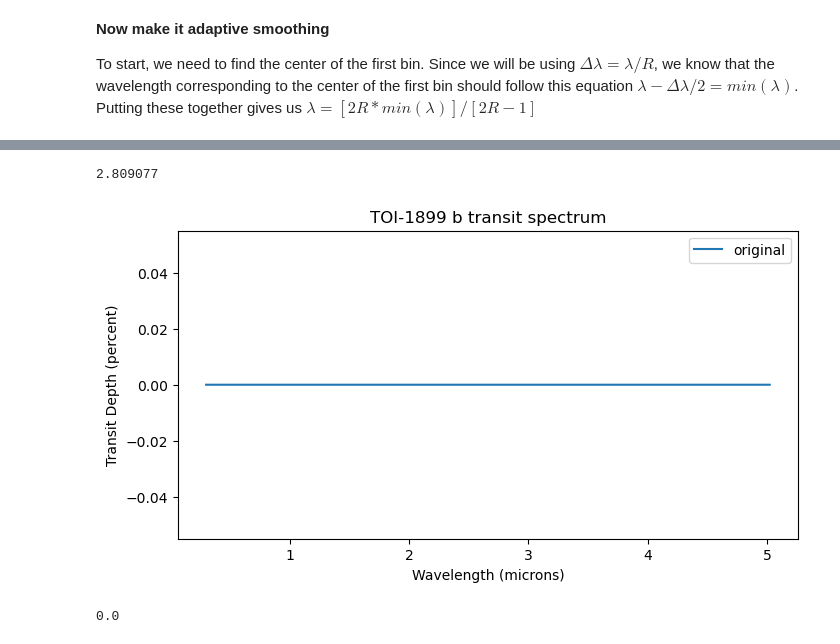
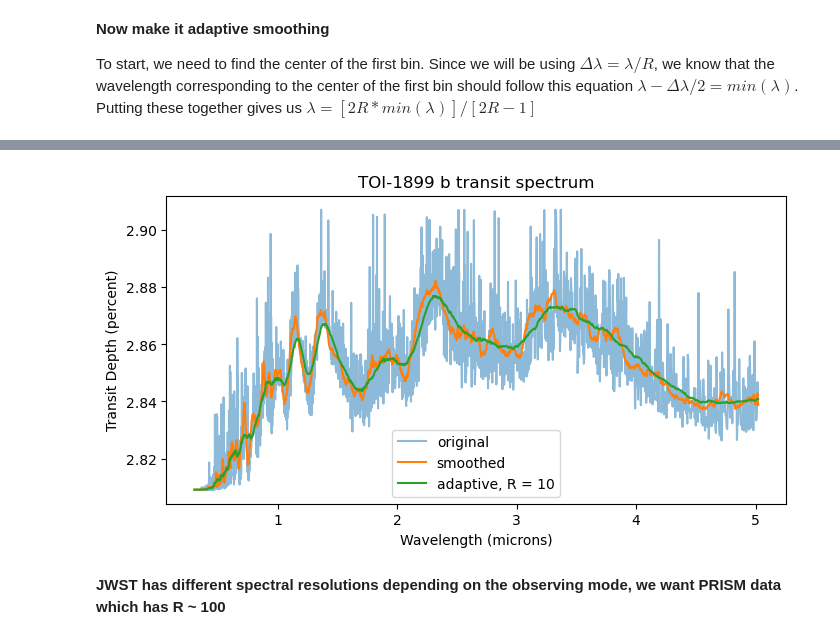
Before and after one commit to steph-coffey/first-year-project, a Jupyter notebook: smoothing.ipynb, the cells around one changed output, grey strips where cells are left out. Saved outputs shown, nothing was run; the diff lists cells and outputs as text; code cells hidden in the pictures.

Commit message:
wrote adaptive smoothing into a function

```diff
--- a/smoothing.ipynb
+++ b/smoothing.ipynb
@@ -85,7 +69,0 @@ lamb0 - dellamb/2
-# %%
-bin_indices = np.where(np.logical_and(wavelength >= lamb0 - dellamb/2, wavelength < lamb0 + dellamb/2))
-# %%
-mean0 = spectrum[bin_indices].mean()
-mean0
-# %% [output]
-2.809077
@@ -94,26 +69,0 @@ adap_smooth_spec = [mean0]
-# %%
-for i in range(1,len(spectrum)):
-    lamb = wavelength[i]
-    dellamb = lamb / R
-    bin_indices = np.where(np.logical_and(wavelength >= lamb - dellamb/2, wavelength < lamb + dellamb/2))
-    mean = spectrum[bin_indices].mean()
-
-    adap_smooth_spec.append(mean)
-# %%
-plt.figure(figsize = (8,4))
-plt.title('TOI-1899 b transit spectrum')
-plt.xlabel('Wavelength (microns)')
-plt.ylabel('Transit Depth (percent)')
-
-plt.plot(wavelength, spectrum - adap_smooth_spec, label = 'original')
-#plt.plot(wavelength, smooth_spec, label = 'smoothed')
-#plt.plot(wavelength, adap_smooth_spec, label = 'adaptive')
-
-plt.legend()
-plt.show()
-# %% [output]
-[figure, removed]
-# %%
-np.sum(spectrum - adap_smooth_spec)
-# %% [output]
-0.0
@@ -119,0 +113,18 @@ np.sum(spectrum - adap_smooth_spec)
+# %%
+adap_smooth_spec = adap_smooth(wavelength, spectrum, R = 10)
+# %%
+plt.figure(figsize = (8,4))
+plt.title('TOI-1899 b transit spectrum')
+plt.xlabel('Wavelength (microns)')
+plt.ylabel('Transit Depth (percent)')
+
+plt.plot(wavelength, spectrum, label = 'original', alpha = 0.5)
+plt.plot(wavelength, smooth_spec, label = 'smoothed')
+plt.plot(wavelength, adap_smooth_spec, label = 'adaptive, R = 10')
+
+plt.legend()
+plt.show()
+# %% [output]
+[figure, added]
+# %% [markdown]
+**JWST has different spectral resolutions depending on the observing mode, we want PRISM data which has R ~ 100**
```
Also changed, not shown: parts of 13 cells of this notebook.
